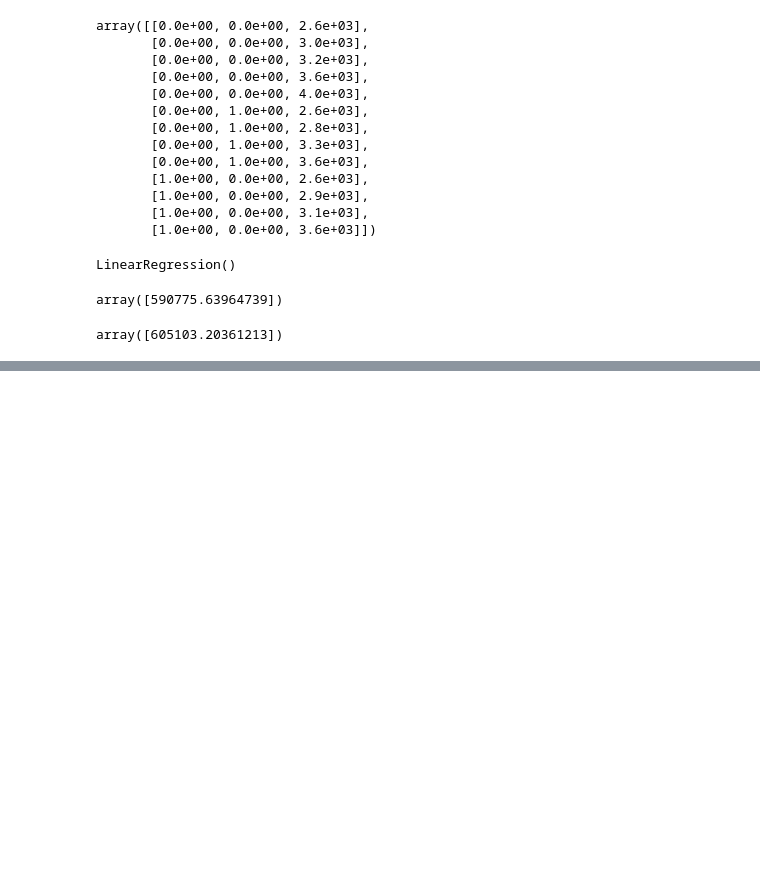
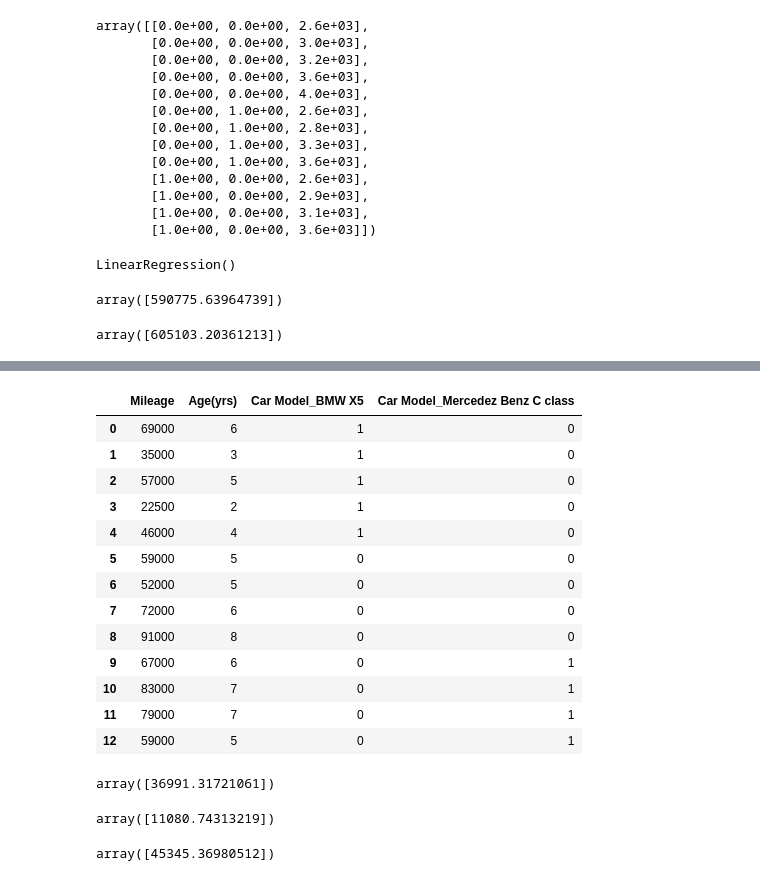
Before and after one commit to pxndey/intro-to-machine-learning, a Jupyter notebook: onehot-encoding.ipynb, the cells around one changed output, grey strips where cells are left out. Drawn from its saved outputs; the diff is of its cells as text; code cells hidden in the pictures; blank space fills up the shorter version.

```diff
--- a/onehot-encoding.ipynb
+++ b/onehot-encoding.ipynb
@@ -197,0 +253,5 @@ array([605103.20361213])
+# %%
+carModel = LinearRegression()
+# %%
+carX = data.drop('Sell Price($)',axis=1)
+carY = data['Sell Price($)']
@@ -197,0 +262,17 @@ array([605103.20361213])
+# %%
+carX
+# %% [output]
+|  | Mileage | Age(yrs) | Car Model_BMW X5 | Car Model_Mercedez Benz C class |
+| 0 | 69000 | 6 | 1 | 0 |
+| 1 | 35000 | 3 | 1 | 0 |
+| 2 | 57000 | 5 | 1 | 0 |
+| 3 | 22500 | 2 | 1 | 0 |
+| 4 | 46000 | 4 | 1 | 0 |
+| 5 | 59000 | 5 | 0 | 0 |
+| 6 | 52000 | 5 | 0 | 0 |
+| 7 | 72000 | 6 | 0 | 0 |
+| 8 | 91000 | 8 | 0 | 0 |
+| 9 | 67000 | 6 | 0 | 1 |
+| 10 | 83000 | 7 | 0 | 1 |
+| 11 | 79000 | 7 | 0 | 1 |
+| 12 | 59000 | 5 | 0 | 1 |
@@ -197,0 +283,12 @@ array([605103.20361213])
+# %%
+carModel.predict([[45000,4,0,1]])
+# %% [output]
+array([36991.31721061])
+# %%
+carModel.predict([[86000,7,1,0]])
+# %% [output]
+array([11080.74313219])
+# %%
+carModel.predict([[23000,2,0,0]])
+# %% [output]
+array([45345.36980512])
```
Also changed, not shown: parts of 9 cells of this notebook, 3 other files.
